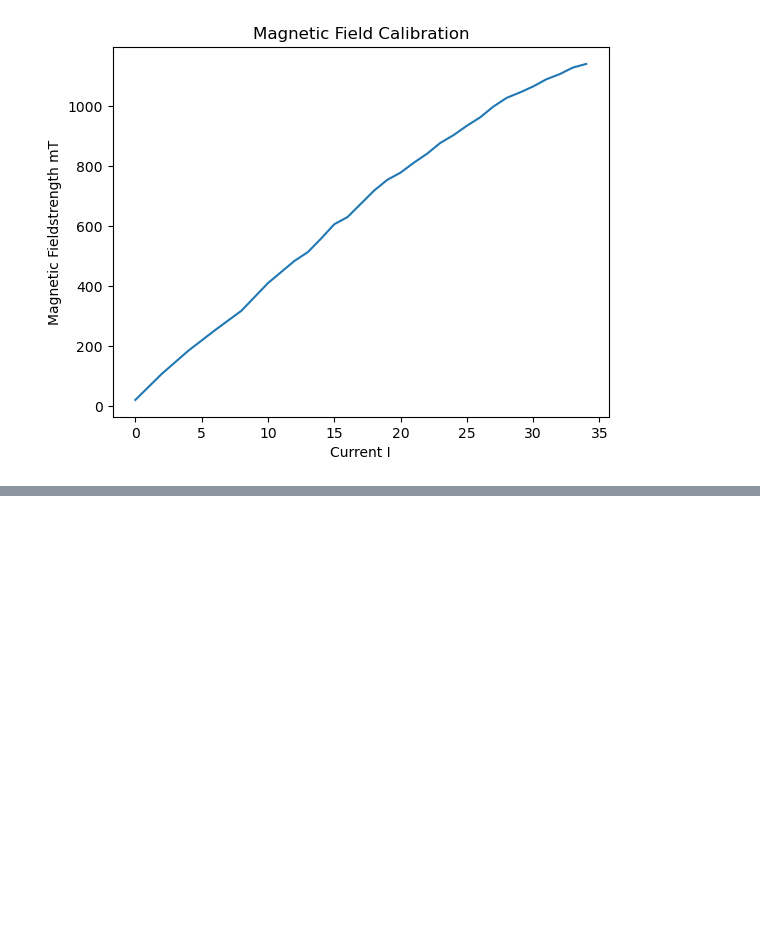
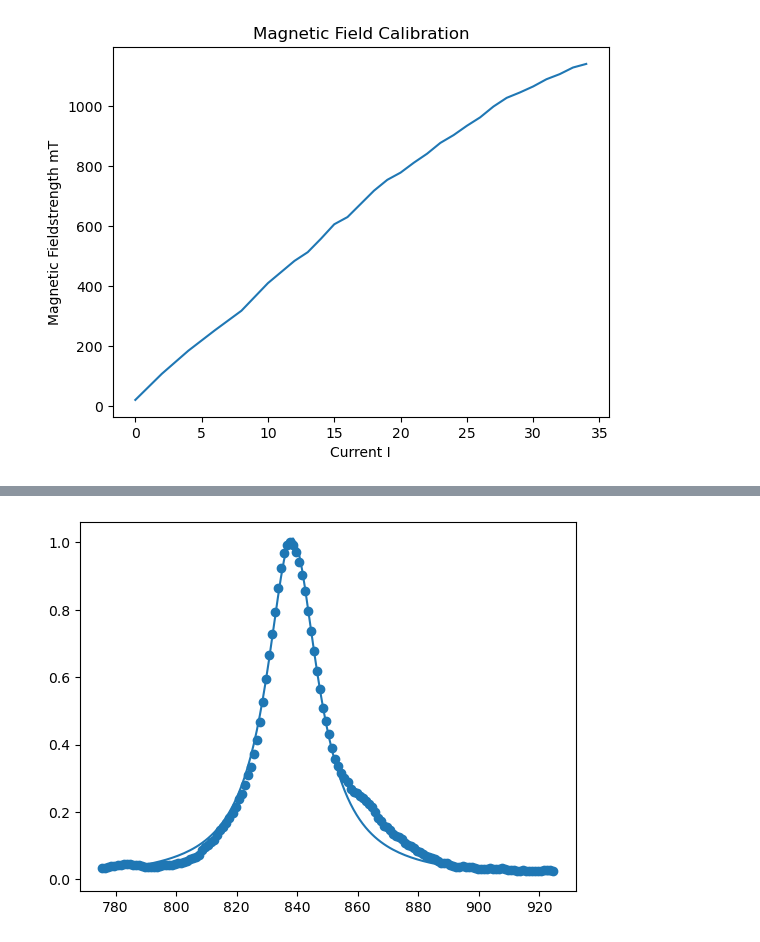
Before and after one commit to Omega3komma3/Zeeman-effect, a Jupyter notebook: Main.ipynb, the cells around one changed output, grey strips where cells are left out. Saved outputs shown, nothing was run; the diff lists cells and outputs as text; code cells hidden in the pictures; blank space fills up the shorter version.

```diff
--- a/Main.ipynb
+++ b/Main.ipynb
@@ -41,6 +42,9 @@ def image_line(image, pixelstart, width):
     for i in range(len(image)):
         line.append(image[i][pixelstart:pixelstart+width].sum())
     return np.array(line)
+
+def lorentzian(x, amplitude, center, gamma):
+    return amplitude * gamma**2 / ((x - center)**2 + gamma**2)
 # %%
 current, fieldstrength = read_mag_calib(file)
 
@@ -117,0 +97,26 @@ plt.show()
+# %%
+DarkFrame1 = "./Measurment Data/Dark Frames/2s1000F.dat"
+DarkFrame2 = "./Measurment Data/Dark Frames/282ms500F.dat"
+rings = "./Measurment Data/Green Line/Calibration.dat"
+
+ImageData = read_image(rings) - read_image(DarkFrame2)
+lineOut = image_line(ImageData, 490, 20)
+lineOut_normal = lineOut / max(lineOut)
+x = np.linspace(0,len(lineOut),len(lineOut))
+#https://plotivy.app/techniques/lorentzian-fitting
+
+bounds = ([0, x.min(), 0.1], [np.inf, x.max(), np.inf])
+popt, pcov = curve_fit(lorentzian, x[820:855], lineOut_normal[820:855],
+                       p0=[lineOut_normal.max(), x[np.argmax(lineOut_normal)], 5.0],
+                       bounds=bounds)
+y_fit = lorentzian(x, *popt)
+
+#plt.imshow(ImageData)
+#plt.savefig('Image-DarkFrame.png')
+#plt.show()
+
+plt.scatter(x[775:925],lineOut_normal[775:925])
+plt.plot(x[775:925],y_fit[775:925])
+plt.show()
+# %% [output]
+[figure, new version]
```
Also changed, not shown: parts of 3 cells of this notebook.
